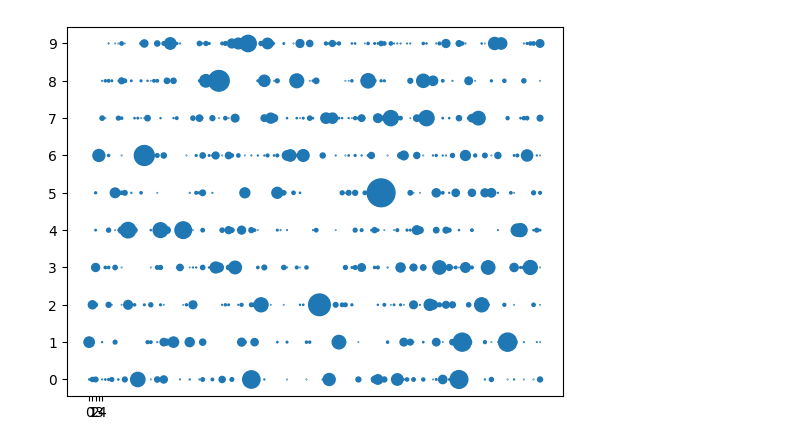
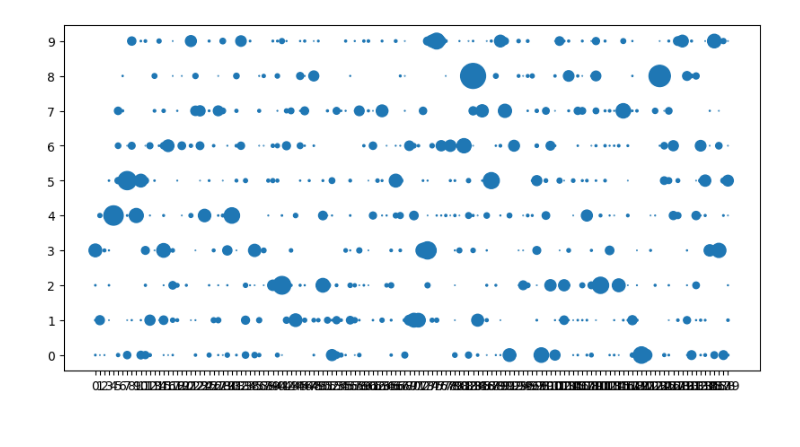
Before and after one commit to GoktugOcal/natadapt-x-flower, a Jupyter notebook: grouping.ipynb, the cells around one changed output. Saved outputs shown, nothing was run; the diff lists cells and outputs as text; code cells hidden in the pictures.

```diff
--- a/grouping.ipynb
+++ b/grouping.ipynb
@@ -35,21 +35,22 @@ from non_iid_generator.customDataset import CustomDataset
 
 DEVICE = "cuda"
 # %%
-conf = json.loads(open("data/Cifar10_NIID_a05_140c/config.json", "r").read())
+conf = json.loads(open("data/Cifar10_NIID_a01_140c/config.json", "r").read())
 data = [dict(zip(np.array(cli)[:,0], np.array(cli)[:,1])) for cli in conf["Size of samples for labels in clients"]]
 # %%
 df = pd.DataFrame(data).replace(np.nan, 0)
 x = np.array(np.meshgrid(np.arange(140),np.arange(10))).T.reshape(-1,2)[:,0]
 y = np.array(np.meshgrid(np.arange(140),np.arange(10))).T.reshape(-1,2)[:,1]
 s = df.values.reshape(1,-1)[0].astype("int")
 s = (s - np.amin(s))/(np.amax(s) - np.amin(s))*400
 
+plt.figure(figsize=(10,5))
 plt.scatter(x,y,s)
-plt.xticks(np.arange(5))
+plt.xticks(np.arange(140))
 plt.yticks(np.arange(10))
 plt.show()
 # %% [output]
-[figure, old version]
+[figure, new version]
 # %%
 main_label_vectors = np.zeros((140,10))
 
```
Also changed, not shown: parts of 12 cells of this notebook, 12 other files.
